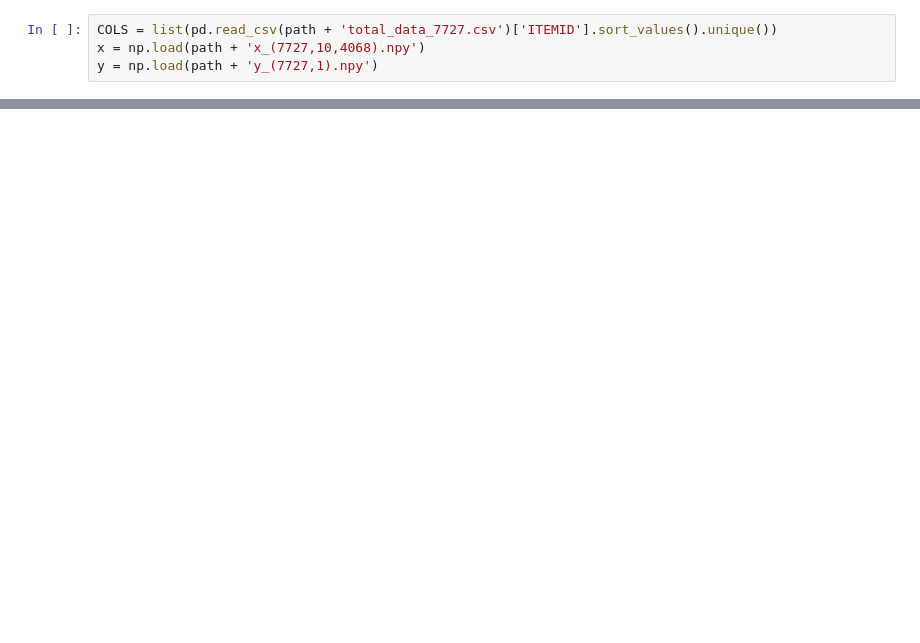
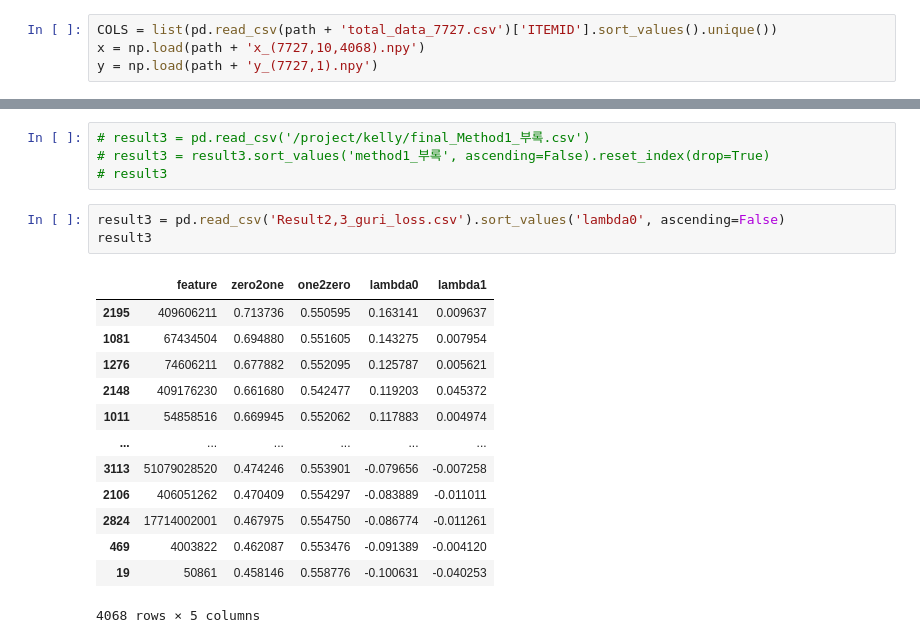
Before and after one commit to suhyun-guri/DSML_Research, a Jupyter notebook: ForPaper/Result2,3. Method1_entropy ( + not multiply entropy).ipynb, the cells around one changed output, grey strips where cells are left out. Drawn from its saved outputs; the diff is of its cells as text; blank space fills up the shorter version.

```diff
--- a/ForPaper/Result2,3. Method1_entropy ( + not multiply entropy).ipynb
+++ b/ForPaper/Result2,3. Method1_entropy ( + not multiply entropy).ipynb
@@ -135,0 +342,21 @@ df.sort_values('lambda1', ascending=False)
+# %%
+# result3 = pd.read_csv('/project/kelly/final_Method1_부록.csv')
+# result3 = result3.sort_values('method1_부록', ascending=False).reset_index(drop=True)
+# result3
+# %%
+result3 = pd.read_csv('Result2,3_guri_loss.csv').sort_values('lambda0', ascending=False)
+result3
+# %% [output]
+|  | feature | zero2one | one2zero | lambda0 | lambda1 |
+| 2195 | 409606211 | 0.713736 | 0.550595 | 0.163141 | 0.009637 |
+| 1081 | 67434504 | 0.694880 | 0.551605 | 0.143275 | 0.007954 |
+| 1276 | 74606211 | 0.677882 | 0.552095 | 0.125787 | 0.005621 |
+| 2148 | 409176230 | 0.661680 | 0.542477 | 0.119203 | 0.045372 |
+| 1011 | 54858516 | 0.669945 | 0.552062 | 0.117883 | 0.004974 |
+| ... | ... | ... | ... | ... | ... |
+| 3113 | 51079028520 | 0.474246 | 0.553901 | -0.079656 | -0.007258 |
+| 2106 | 406051262 | 0.470409 | 0.554297 | -0.083889 | -0.011011 |
+| 2824 | 17714002001 | 0.467975 | 0.554750 | -0.086774 | -0.011261 |
+| 469 | 4003822 | 0.462087 | 0.553476 | -0.091389 | -0.004120 |
+| 19 | 50861 | 0.458146 | 0.558776 | -0.100631 | -0.040253 |
+4068 rows × 5 columns
```
Also changed, not shown: parts of 23 cells of this notebook.
